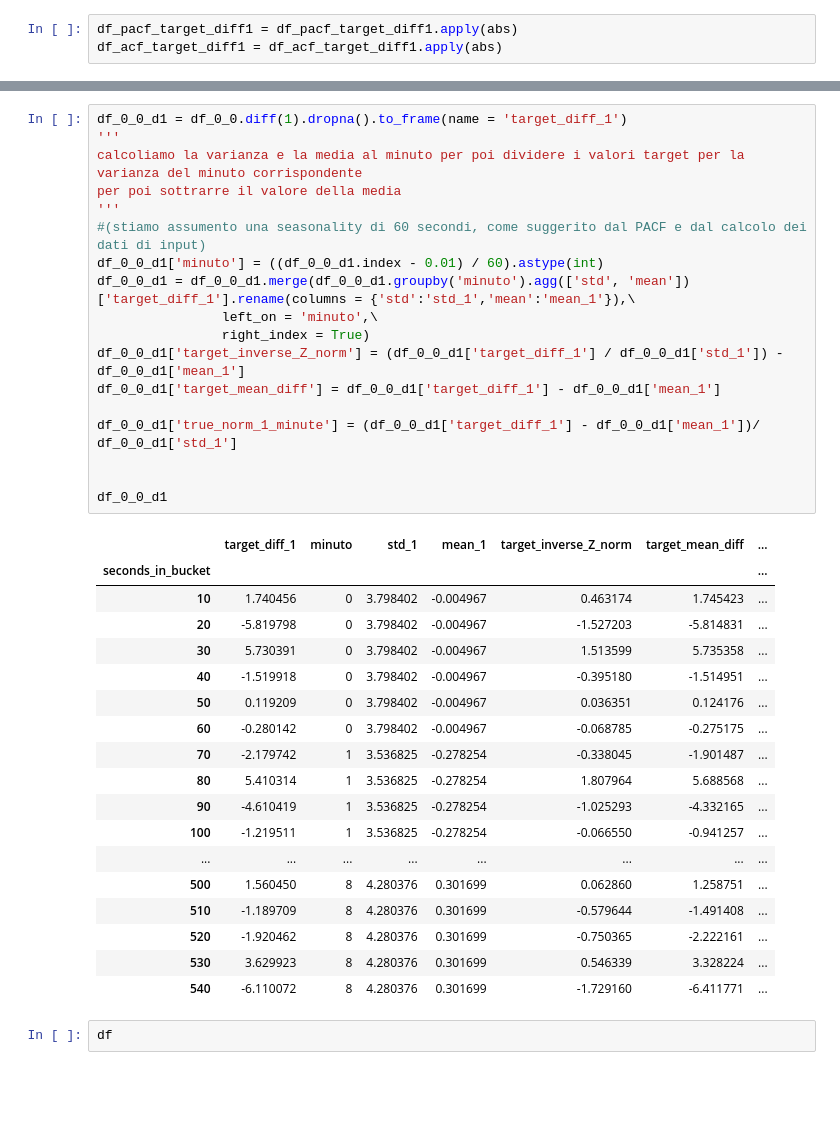
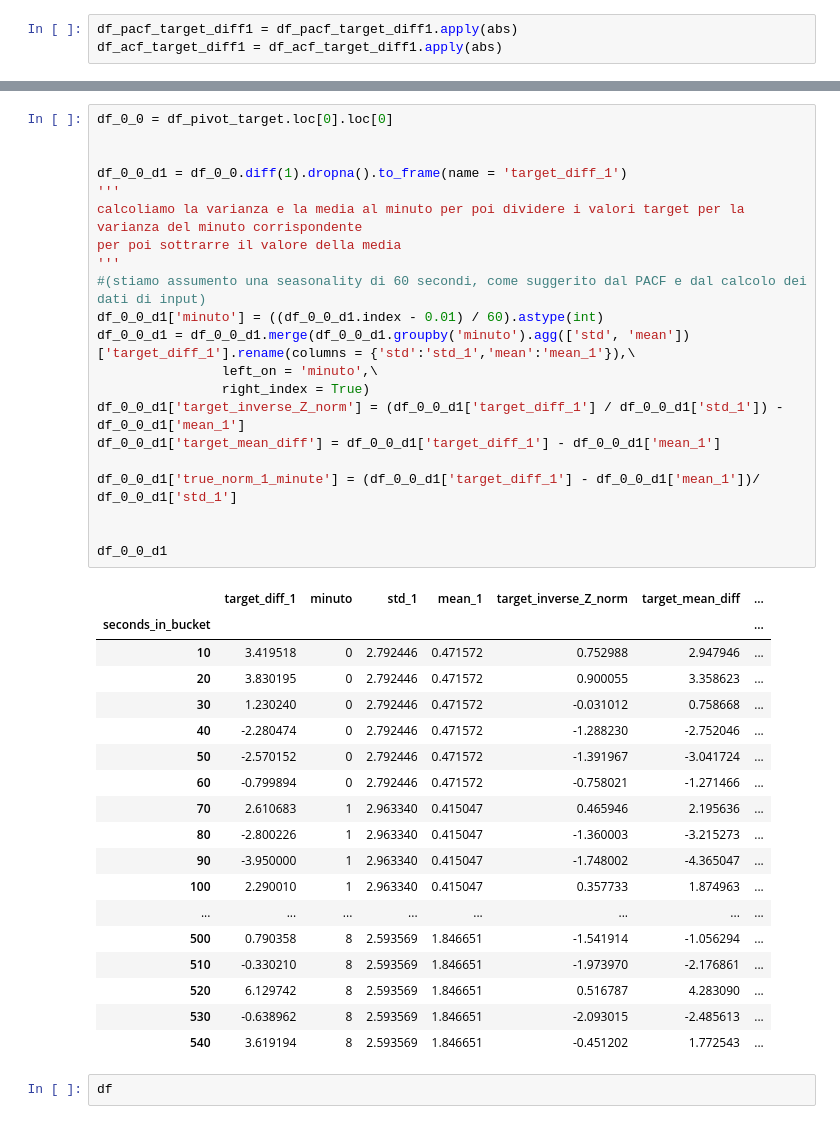
Before and after one commit to tfranza/optiver, a Jupyter notebook: Data_analysis.ipynb, the cells around one changed output, grey strips where cells are left out. Drawn from its saved outputs; the diff is of its cells as text; blank space fills up the shorter version.

```diff
--- a/Data_analysis.ipynb
+++ b/Data_analysis.ipynb
@@ -219,42 +213,45 @@ df_acf_target_diff1.describe()
 | 75% | 1.0 | 0.231667 | 1.882597e-01 | 1.112721e-01 | 0.178563 | 0.183490 | 0.491730 | 0.177845 | 1.680104e-01 | 0.167058 | 0.162963 | ... |
 | max | 1.0 | 0.719434 | 7.168565e-01 | 4.220359e-01 | 0.635689 | 0.658569 | 0.813787 | 0.661236 | 6.147296e-01 | 0.589475 | 0.557479 | ... |
 # %%
+df_0_0 = df_pivot_target.loc[0].loc[0]
+
+
 df_0_0_d1 = df_0_0.diff(1).dropna().to_frame(name = 'target_diff_1')
 '''
 calcoliamo la varianza e la media al minuto per poi dividere i valori target per la varianza del minuto corrispondente
 per poi sottrarre il valore della media
 '''
 #(stiamo assumento una seasonality di 60 secondi, come suggerito dal PACF e dal calcolo dei dati di input)
 df_0_0_d1['minuto'] = ((df_0_0_d1.index - 0.01) / 60).astype(int)
 df_0_0_d1 = df_0_0_d1.merge(df_0_0_d1.groupby('minuto').agg(['std', 'mean'])['target_diff_1'].rename(columns = {'std':'std_1','mean':'mean_1'}),\
                 left_on = 'minuto',\
                 right_index = True)
 df_0_0_d1['target_inverse_Z_norm'] = (df_0_0_d1['target_diff_1'] / df_0_0_d1['std_1']) - df_0_0_d1['mean_1']
 df_0_0_d1['target_mean_diff'] = df_0_0_d1['target_diff_1'] - df_0_0_d1['mean_1']
 
 df_0_0_d1['true_norm_1_minute'] = (df_0_0_d1['target_diff_1'] - df_0_0_d1['mean_1'])/ df_0_0_d1['std_1']
 
 
 df_0_0_d1
 # %% [output]
 |  | target_diff_1 | minuto | std_1 | mean_1 | target_inverse_Z_norm | target_mean_diff | ... |
 | seconds_in_bucket |  |  |  |  |  |  | ... |
-| 10 | 1.740456 | 0 | 3.798402 | -0.004967 | 0.463174 | 1.745423 | ... |
-| 20 | -5.819798 | 0 | 3.798402 | -0.004967 | -1.527203 | -5.814831 | ... |
-| 30 | 5.730391 | 0 | 3.798402 | -0.004967 | 1.513599 | 5.735358 | ... |
-| 40 | -1.519918 | 0 | 3.798402 | -0.004967 | -0.395180 | -1.514951 | ... |
-| 50 | 0.119209 | 0 | 3.798402 | -0.004967 | 0.036351 | 0.124176 | ... |
-| 60 | -0.280142 | 0 | 3.798402 | -0.004967 | -0.068785 | -0.275175 | ... |
-| 70 | -2.179742 | 1 | 3.536825 | -0.278254 | -0.338045 | -1.901487 | ... |
-| 80 | 5.410314 | 1 | 3.536825 | -0.278254 | 1.807964 | 5.688568 | ... |
-| 90 | -4.610419 | 1 | 3.536825 | -0.278254 | -1.025293 | -4.332165 | ... |
-| 100 | -1.219511 | 1 | 3.536825 | -0.278254 | -0.066550 | -0.941257 | ... |
+| 10 | 3.419518 | 0 | 2.792446 | 0.471572 | 0.752988 | 2.947946 | ... |
+| 20 | 3.830195 | 0 | 2.792446 | 0.471572 | 0.900055 | 3.358623 | ... |
+| 30 | 1.230240 | 0 | 2.792446 | 0.471572 | -0.031012 | 0.758668 | ... |
+| 40 | -2.280474 | 0 | 2.792446 | 0.471572 | -1.288230 | -2.752046 | ... |
+| 50 | -2.570152 | 0 | 2.792446 | 0.471572 | -1.391967 | -3.041724 | ... |
+| 60 | -0.799894 | 0 | 2.792446 | 0.471572 | -0.758021 | -1.271466 | ... |
+| 70 | 2.610683 | 1 | 2.963340 | 0.415047 | 0.465946 | 2.195636 | ... |
+| 80 | -2.800226 | 1 | 2.963340 | 0.415047 | -1.360003 | -3.215273 | ... |
+| 90 | -3.950000 | 1 | 2.963340 | 0.415047 | -1.748002 | -4.365047 | ... |
+| 100 | 2.290010 | 1 | 2.963340 | 0.415047 | 0.357733 | 1.874963 | ... |
 | ... | ... | ... | ... | ... | ... | ... | ... |
-| 500 | 1.560450 | 8 | 4.280376 | 0.301699 | 0.062860 | 1.258751 | ... |
-| 510 | -1.189709 | 8 | 4.280376 | 0.301699 | -0.579644 | -1.491408 | ... |
-| 520 | -1.920462 | 8 | 4.280376 | 0.301699 | -0.750365 | -2.222161 | ... |
-| 530 | 3.629923 | 8 | 4.280376 | 0.301699 | 0.546339 | 3.328224 | ... |
-| 540 | -6.110072 | 8 | 4.280376 | 0.301699 | -1.729160 | -6.411771 | ... |
+| 500 | 0.790358 | 8 | 2.593569 | 1.846651 | -1.541914 | -1.056294 | ... |
+| 510 | -0.330210 | 8 | 2.593569 | 1.846651 | -1.973970 | -2.176861 | ... |
+| 520 | 6.129742 | 8 | 2.593569 | 1.846651 | 0.516787 | 4.283090 | ... |
+| 530 | -0.638962 | 8 | 2.593569 | 1.846651 | -2.093015 | -2.485613 | ... |
+| 540 | 3.619194 | 8 | 2.593569 | 1.846651 | -0.451202 | 1.772543 | ... |
 # %%
 df
 # %% [output]
```
Also changed, not shown: parts of 24 cells of this notebook.
